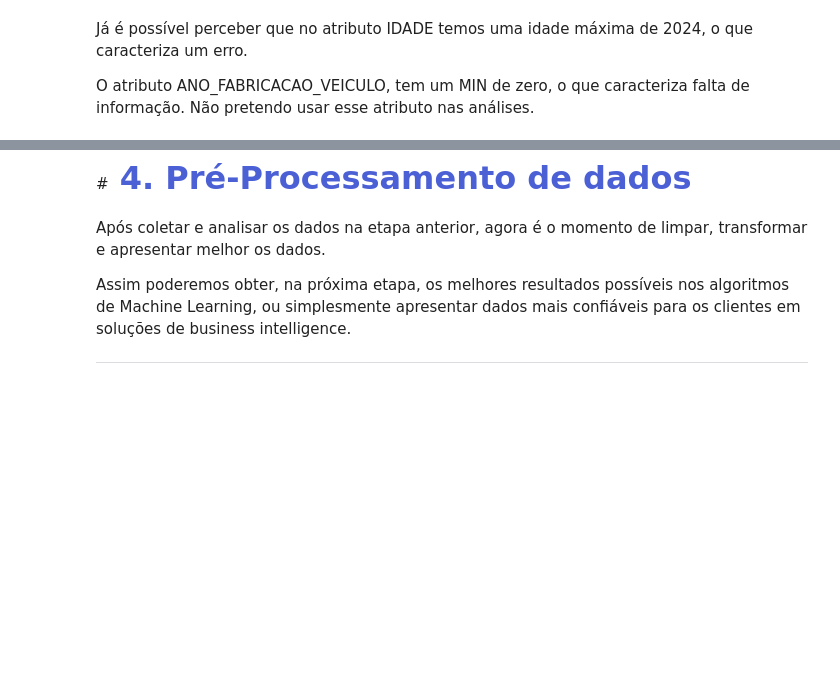
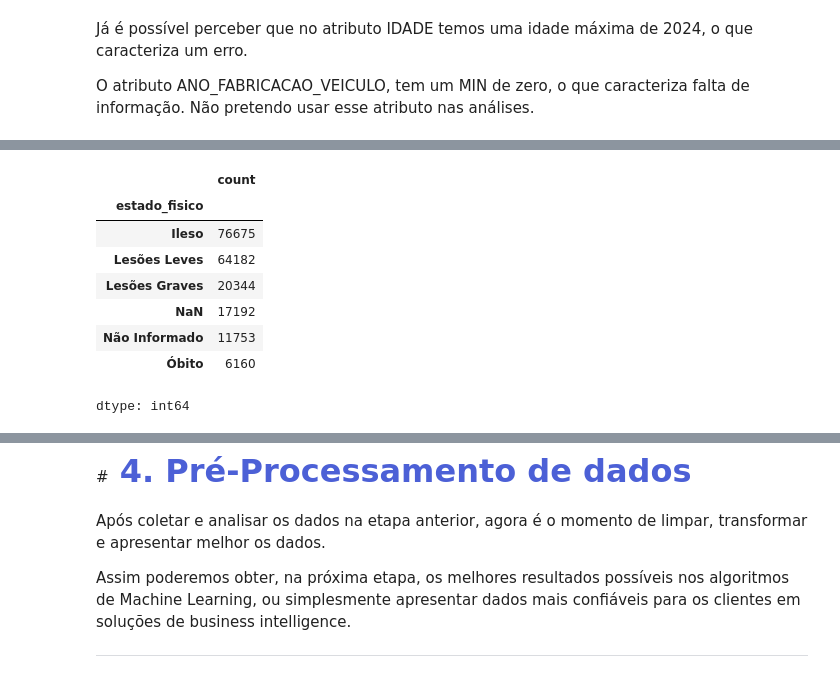
Before and after one commit to gabrielmprata/acidentes_transito, a Jupyter notebook: Acidentes_Rodoviarios_PreProc.ipynb, the cells around one changed output, grey strips where cells are left out. Drawn from its saved outputs; the diff is of its cells as text; code cells hidden in the pictures; blank space fills up the shorter version.

```diff
--- a/Acidentes_Rodoviarios_PreProc.ipynb
+++ b/Acidentes_Rodoviarios_PreProc.ipynb
@@ -462,0 +521,12 @@ O atributo ANO_FABRICACAO_VEICULO, tem um MIN de zero, o que caracteriza falta d
+# %%
+df_pessoas.estado_fisico.value_counts(dropna=False) #quantidade
+# %% [output]
+|  | count |
+| estado_fisico |  |
+| Ileso | 76675 |
+| Lesões Leves | 64182 |
+| Lesões Graves | 20344 |
+| NaN | 17192 |
+| Não Informado | 11753 |
+| Óbito | 6160 |
+dtype: int64
```
Also changed, not shown: parts of 10 cells of this notebook.
